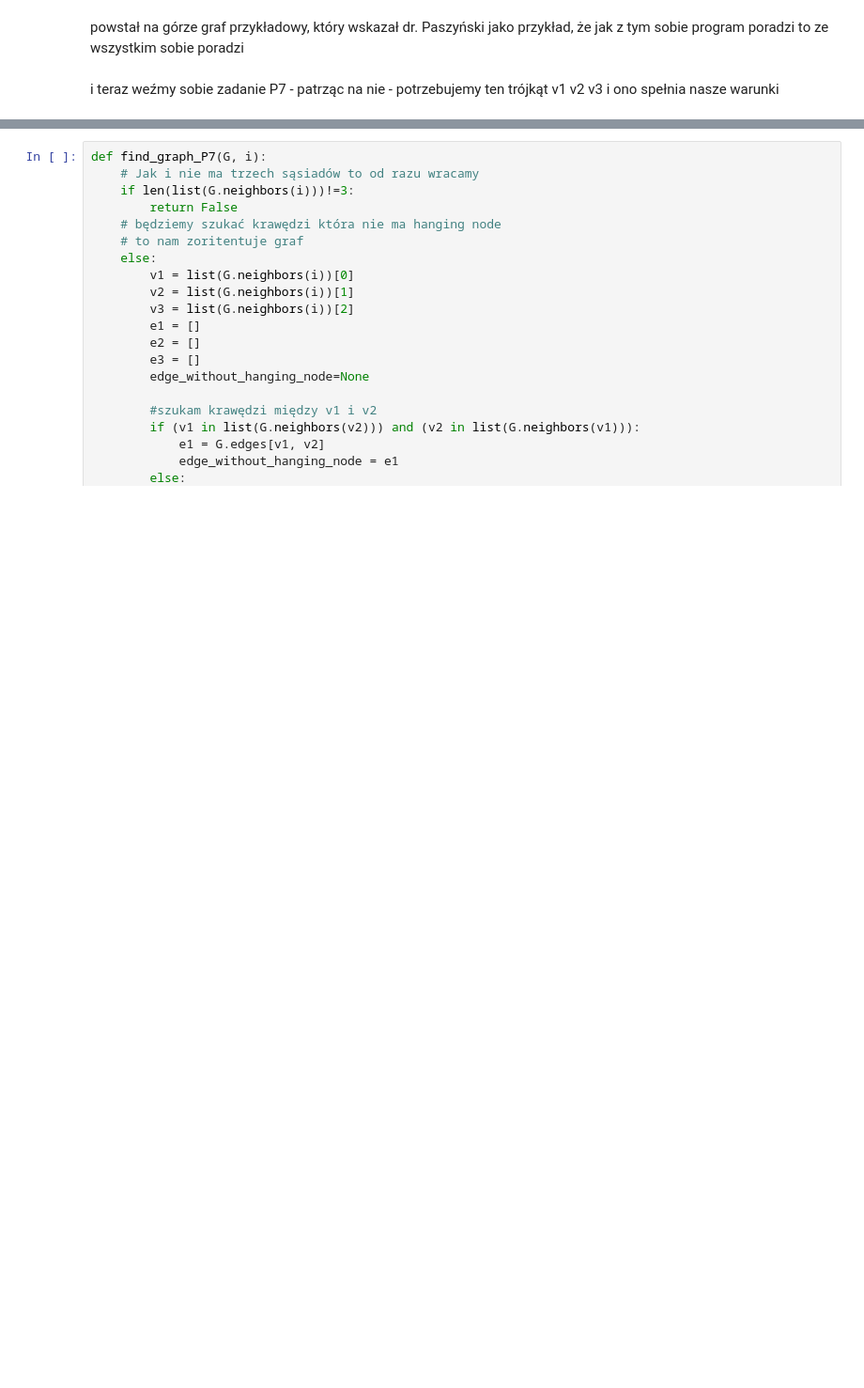
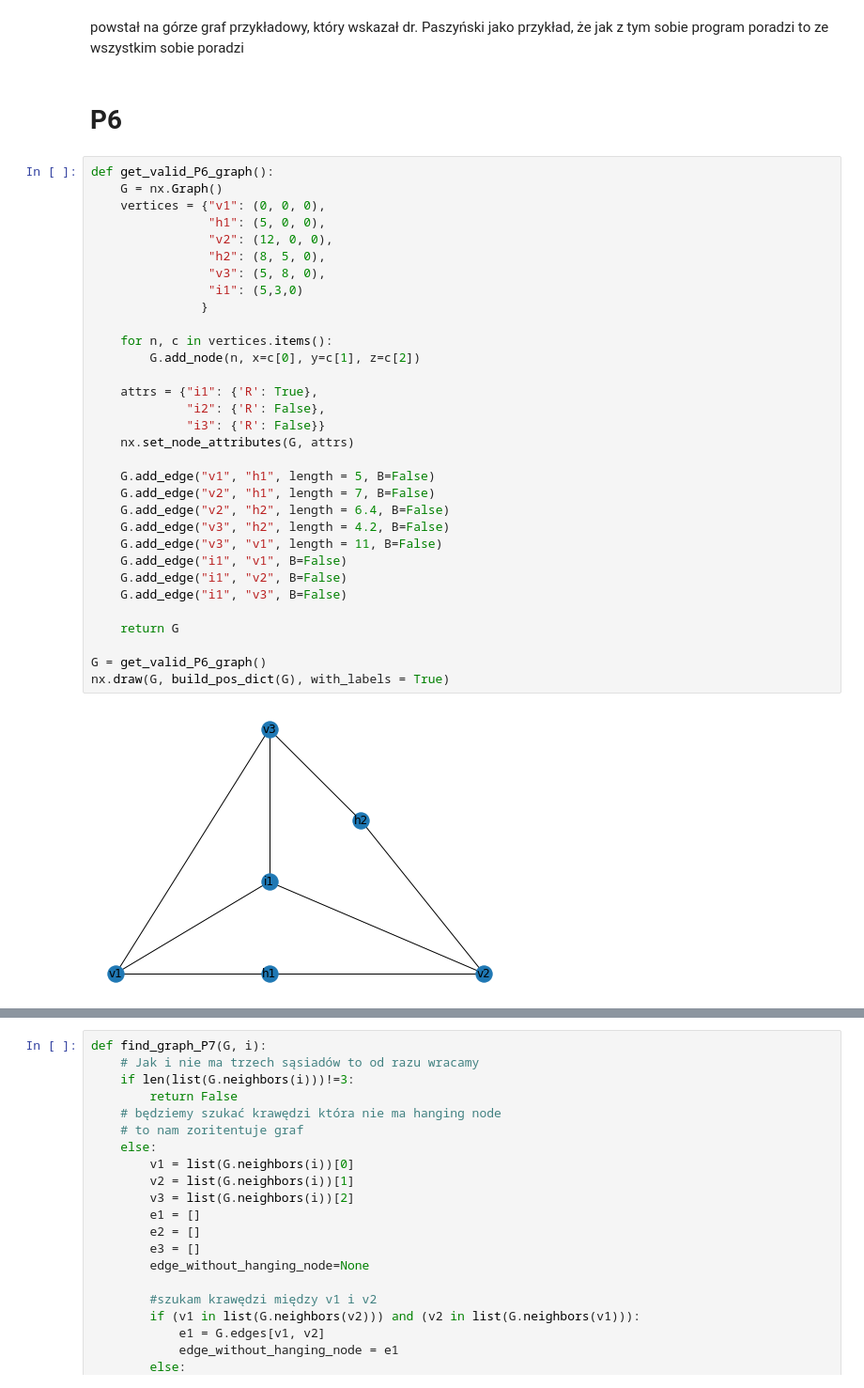
Before and after one commit to aleqsio/Terrain, a Jupyter notebook: CADY-ULTIMATE2.ipynb, the cells around one changed output, grey strips where cells are left out. Shown at 94% size. Drawn from its saved outputs; the diff is of its cells as text; blank space fills up the shorter version.

```diff
--- a/CADY-ULTIMATE2.ipynb
+++ b/CADY-ULTIMATE2.ipynb
@@ -137,5 +141,39 @@ nx.draw(G, build_pos_dict(G), with_labels = True)
 [figure]
 # %% [markdown]
 powstał na górze graf przykładowy, który wskazał dr. Paszyński jako przykład, że jak z tym sobie program poradzi to ze wszystkim sobie poradzi
-# %% [markdown]
-i teraz weźmy sobie zadanie P7 - patrząc na nie - potrzebujemy ten trójkąt v1 v2 v3 i ono spełnia nasze warunki
+# %% [markdown]
+# P6
+# %%
+def get_valid_P6_graph():
+    G = nx.Graph()
+    vertices = {"v1": (0, 0, 0),
+                "h1": (5, 0, 0),
+                "v2": (12, 0, 0),
+                "h2": (8, 5, 0),
+                "v3": (5, 8, 0),
+                "i1": (5,3,0)
+               }
+
+    for n, c in vertices.items():
+        G.add_node(n, x=c[0], y=c[1], z=c[2])
+
+    attrs = {"i1": {'R': True},
+             "i2": {'R': False},
+             "i3": {'R': False}}
+    nx.set_node_attributes(G, attrs)
+
+    G.add_edge("v1", "h1", length = 5, B=False)
+    G.add_edge("v2", "h1", length = 7, B=False)
+    G.add_edge("v2", "h2", length = 6.4, B=False)
+    G.add_edge("v3", "h2", length = 4.2, B=False)
+    G.add_edge("v3", "v1", length = 11, B=False)
+    G.add_edge("i1", "v1", B=False)
+    G.add_edge("i1", "v2", B=False)
+    G.add_edge("i1", "v3", B=False)
+
+    return G
+
+G = get_valid_P6_graph()
+nx.draw(G, build_pos_dict(G), with_labels = True)
+# %% [output]
+[figure, added]
```
Also changed, not shown: parts of 9 cells of this notebook.
